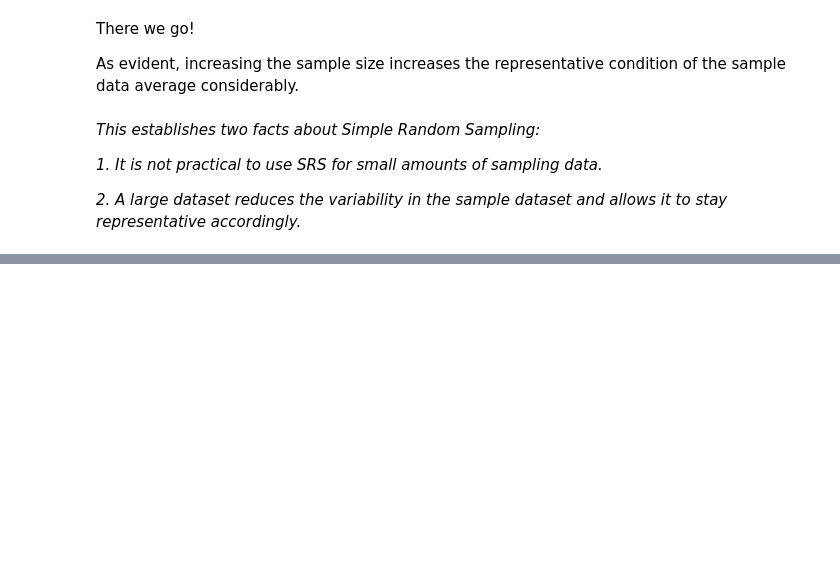
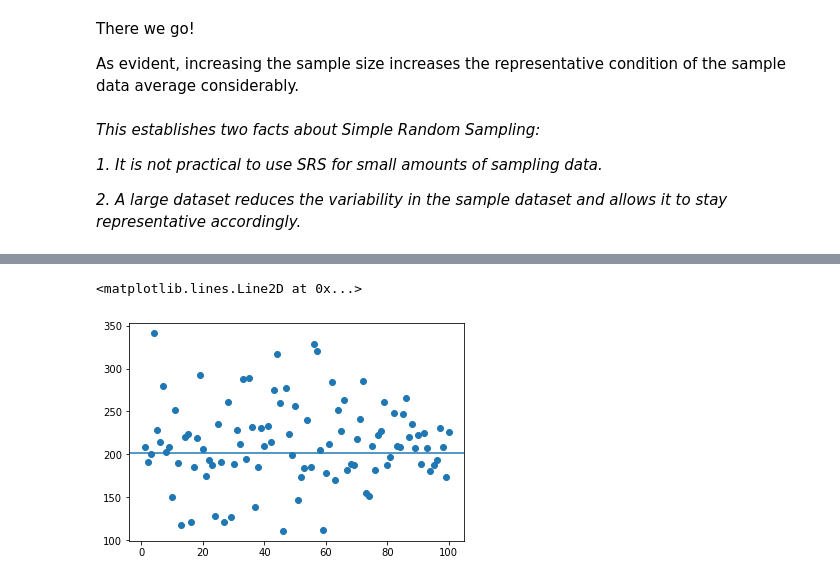
Before and after one commit to deciphermonkey96/wnba_statistical_analysis, a Jupyter notebook: wnba_statistical_analysis.ipynb, the cells around one changed output, grey strips where cells are left out. Saved outputs shown, nothing was run; the diff lists cells and outputs as text; code cells hidden in the pictures; blank space fills up the shorter version.

Commit message:
Proportional Stratified Sampling Completed

```diff
--- a/wnba_statistical_analysis.ipynb
+++ b/wnba_statistical_analysis.ipynb
@@ -162,0 +169,3 @@ _2. A large dataset reduces the variability in the sample dataset and allows it
+# %%
+#Creating stratums for the context of points scored per game and player positions.
+wnba["avg_pts_per_game"] = wnba["PTS"] / wnba["Games Played"]
@@ -162,0 +231,16 @@ _2. A large dataset reduces the variability in the sample dataset and allows it
+# %%
+# Dividing by the number of games played
+games_under_12 = wnba[wnba["Games Played"] <= 12]
+games_12_22 = wnba[(wnba["Games Played"] > 12) & (wnba["Games Played"]) <= 22]
+games_above_22 = wnba[wnba["Games Played"] > 22]
+
+proportional_sampling_mean = []
+#games_12_22["Games Played"].value_counts()
+#games_12_22["Games Played"].value_counts()
+for i in range(100):
+    sample_u_12 = games_under_12["PTS"].sample(1, random_state = i)#1 in the sample method defines the
+                                                        #percentage proportion of the quantity from the population.
+    sample_12_22 = games_12_22["PTS"].sample(2, random_state = i)
+    sample_a_22 = games_above_22["PTS"].sample(7, random_state = i)
+    final_pts_sample = pd.concat([sample_u_12, sample_12_22, sample_a_22])
+    proportional_sampling_mean.append(final_pts_sample.mean())
@@ -162,0 +266,6 @@ _2. A large dataset reduces the variability in the sample dataset and allows it
+# %%
+plt.scatter(range(1,101), proportional_sampling_mean)
+plt.axhline(wnba["PTS"].mean())
+# %% [output]
+<matplotlib.lines.Line2D at 0x...>
+[figure, added]
```
Also changed, not shown: parts of 28 cells of this notebook.
